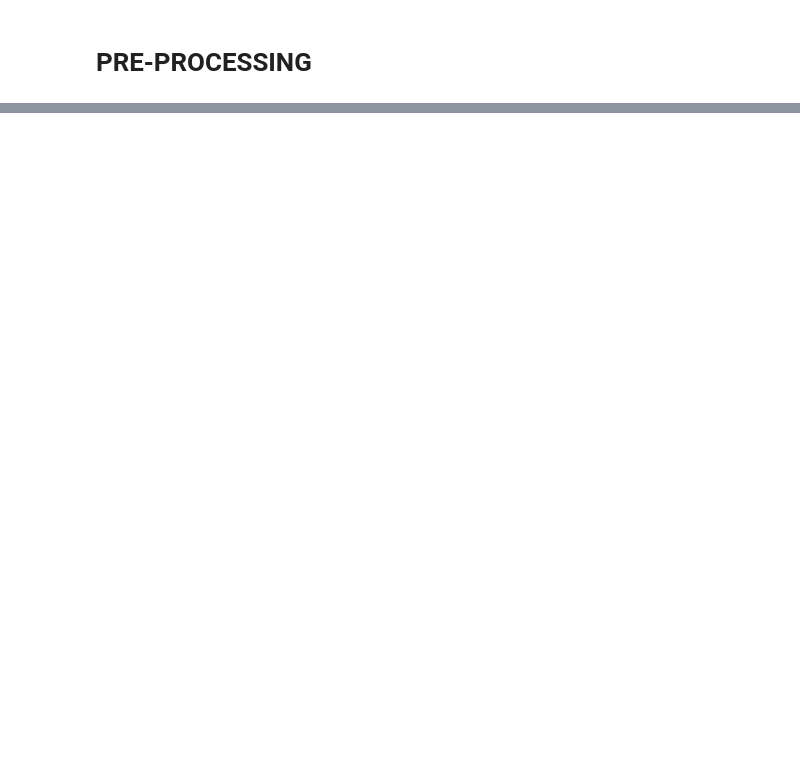
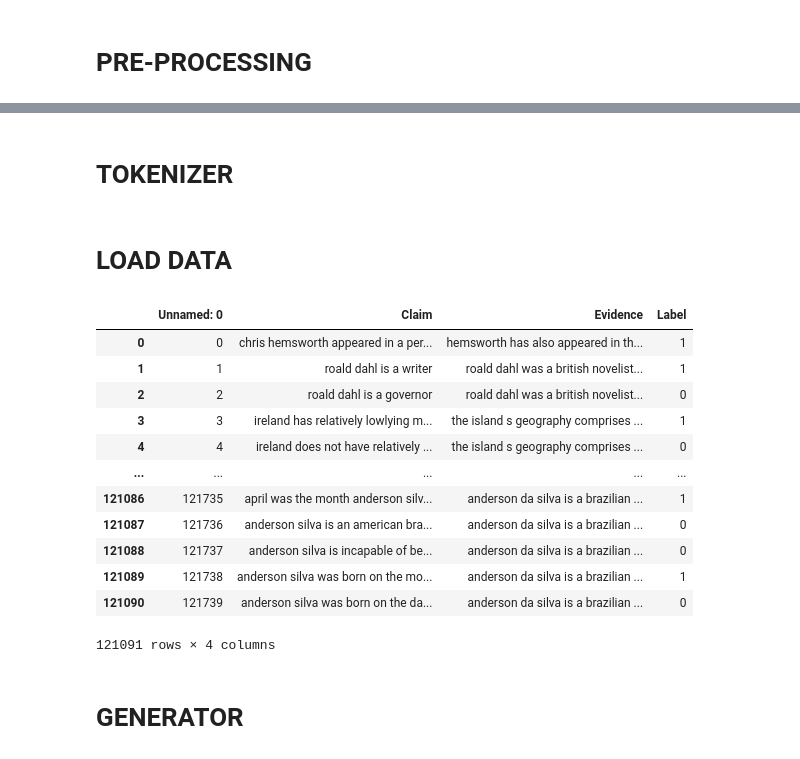
Before and after one commit to NoLogicPlease/fact-checking, a Jupyter notebook: Assignment2FactChecking.ipynb, the cells around one changed output, grey strips where cells are left out. Drawn from its saved outputs; the diff is of its cells as text; code cells hidden in the pictures; blank space fills up the shorter version.

Commit message:
cleaned for ultimate run

```diff
--- a/Assignment2FactChecking.ipynb
+++ b/Assignment2FactChecking.ipynb
@@ -921,0 +198,2 @@ KeyboardInterrupt: ignored
+# %% [markdown]
+# TOKENIZER
@@ -921,0 +261,77 @@ KeyboardInterrupt: ignored
+# %% [markdown]
+# LOAD DATA
+# %%
+# Load Glove Embeddings from a pickle file or download if necessary
+try:
+    with open(f"glove-{EMBEDDING_SIZE}.pkl", 'rb') as f:
+        emb_model = pickle.load(f)
+except Exception:
+    emb_model = gloader.load(f"glove-wiki-gigaword-{EMBEDDING_SIZE}")
+    with open(f"glove-{EMBEDDING_SIZE}.pkl", 'wb') as f:
+        pickle.dump(emb_model, f)
+####################################################################
+
+glove_dict = emb_model.key_to_index
+glove_matrix = emb_model.vectors
+
+# Load cleaned dataset
+train = pd.read_csv("dataset_cleaned/train_pairs.csv")
+val = pd.read_csv("dataset_cleaned/val_pairs.csv")
+test = pd.read_csv("dataset_cleaned/test_pairs.csv")
+
+# Compute vocabularies and tokenizer or load if already computed
+try:
+    with open("emb_mat.pkl", 'rb') as f:
+        v4_matrix = pickle.load(f)
+    with open("val_to_key.pkl", 'rb') as f:
+        v4_val_to_key = pickle.load(f)
+    with open(f"tokenizer.pkl", 'rb') as f:
+        tokenizer = pickle.load(f)
+except Exception as e:
+    tokenizer = Tokenizer(train["Claim"] + ' ' + train["Evidence"], EMBEDDING_SIZE, glove_dict, glove_matrix)
+    tokenizer.tokenize()
+    v2_matrix = tokenizer.build_embedding_matrix()
+    tokenizer.dataset_sentences = val["Claim"] + ' ' + val["Evidence"]
+    tokenizer.tokenize()
+    v3_matrix = tokenizer.build_embedding_matrix()
+    tokenizer.dataset_sentences = test["Claim"] + ' ' + test["Evidence"]
+    tokenizer.tokenize()
+    v4_matrix = tokenizer.build_embedding_matrix()
+    v4_val_to_key = tokenizer.get_val_to_key()
+    with open(f"emb_mat.pkl", 'wb') as f:
+        pickle.dump(v4_matrix, f)
+    with open(f"val_to_key.pkl", 'wb') as f:
+        pickle.dump(v4_val_to_key, f)
+    with open(f"tokenizer.pkl", 'wb') as f:
+        pickle.dump(tokenizer, f)
+
+# Shifts tokens by 1 because of padding (to adapt to the network embedding layer)
+v4_val_to_key.update((x, y + 1) for x, y in v4_val_to_key.items())
+
+# Translation dictionary to retranslate from tokens to words
+translate_tokens = {}
+key_val_list_items = list(tokenizer.key_to_value.items())
+for i, (token, value) in enumerate(key_val_list_items):
+    if i > 0:
+        translate_tokens[token] = key_val_list_items[i - 1][1]
+    else:
+        translate_tokens[i] = '<PAD>'
+
+# Showing the train split:
+train
+# %% [output]
+|  | Unnamed: 0 | Claim | Evidence | Label |
+| 0 | 0 | chris hemsworth appeared in a per... | hemsworth has also appeared in th... | 1 |
+| 1 | 1 | roald dahl is a writer | roald dahl was a british novelist... | 1 |
+| 2 | 2 | roald dahl is a governor | roald dahl was a british novelist... | 0 |
+| 3 | 3 | ireland has relatively lowlying m... | the island s geography comprises ... | 1 |
+| 4 | 4 | ireland does not have relatively ... | the island s geography comprises ... | 0 |
+| ... | ... | ... | ... | ... |
+| 121086 | 121735 | april was the month anderson silv... | anderson da silva is a brazilian ... | 1 |
+| 121087 | 121736 | anderson silva is an american bra... | anderson da silva is a brazilian ... | 0 |
+| 121088 | 121737 | anderson silva is incapable of be... | anderson da silva is a brazilian ... | 0 |
+| 121089 | 121738 | anderson silva was born on the mo... | anderson da silva is a brazilian ... | 1 |
+| 121090 | 121739 | anderson silva was born on the da... | anderson da silva is a brazilian ... | 0 |
+121091 rows × 4 columns
+# %% [markdown]
+# GENERATOR
```
Also changed, not shown: parts of 46 cells of this notebook.
